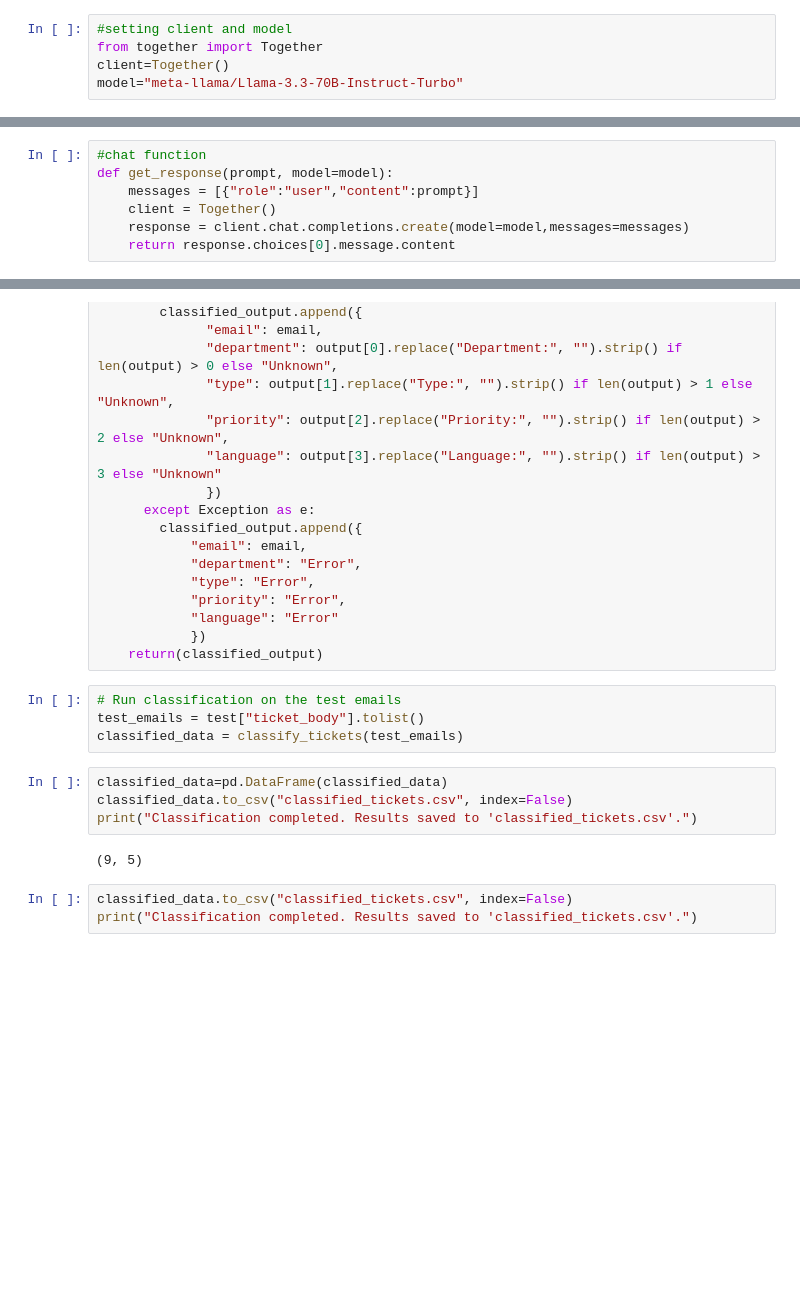
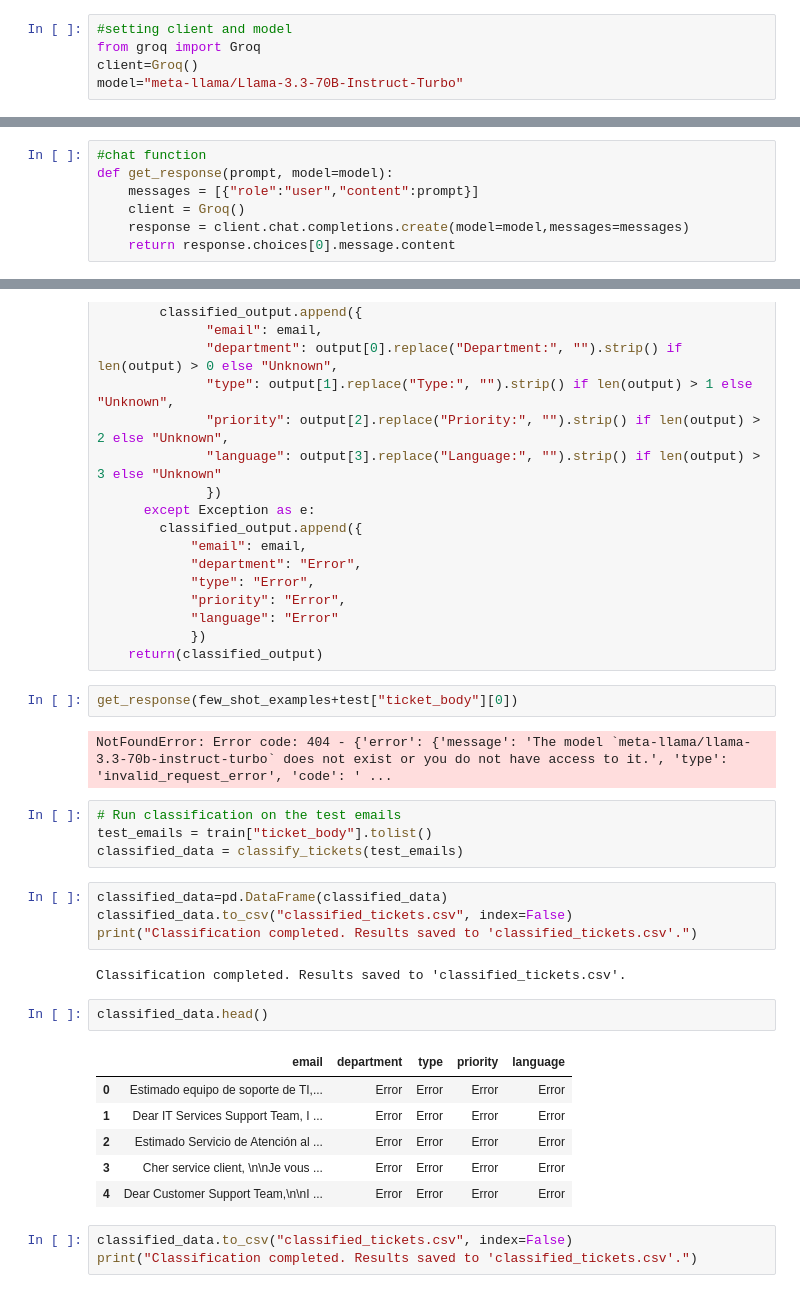
Before and after one commit to manikantavs01/DeepLearning_Hackaton, a Jupyter notebook: genai_support_ticket_classification_fewshot_groq.ipynb, the cells around one changed output, grey strips where cells are left out. Saved outputs shown, nothing was run; the diff lists cells and outputs as text; blank space fills up the shorter version.

```diff
--- a/genai_support_ticket_classification_fewshot_groq.ipynb
+++ b/genai_support_ticket_classification_fewshot_groq.ipynb
@@ -12,8 +19,8 @@ os.environ["GROQ_API_KEY"]="391ae92110a137c8da7c86fe6935c200fd5a620f146c6970c267
 !pip install groq
 # %%
 #setting client and model
-from together import Together
-client=Together()
+from groq import Groq
+client=Groq()
 model="meta-llama/Llama-3.3-70B-Instruct-Turbo"
 # %%
 # Reding test and train data
@@ -23,7 +30,7 @@ train = pd.read_csv('train_genai.csv')
 #chat function
 def get_response(prompt, model=model):
     messages = [{"role":"user","content":prompt}]
-    client = Together()
+    client = Groq()
     response = client.chat.completions.create(model=model,messages=messages)
     return response.choices[0].message.content
 # %%
@@ -69,16 +80,29 @@ def classify_tickets(tickets):
             "language": "Error"
             })
     return(classified_output)
+# %%
+get_response(few_shot_examples+test["ticket_body"][0])
+# %% [output]
+NotFoundError: Error code: 404 - {'error': {'message': 'The model `meta-llama/llama-3.3-70b-instruct-turbo` does not exist or you do not have access to it.', 'type': 'invalid_request_error', 'code': ' ...
 # %%
 # Run classification on the test emails
-test_emails = test["ticket_body"].tolist()
+test_emails = train["ticket_body"].tolist()
 classified_data = classify_tickets(test_emails)
 # %%
 classified_data=pd.DataFrame(classified_data)
 classified_data.to_csv("classified_tickets.csv", index=False)
 print("Classification completed. Results saved to 'classified_tickets.csv'.")
 # %% [output]
-(9, 5)
+Classification completed. Results saved to 'classified_tickets.csv'.
+# %%
+classified_data.head()
+# %% [output]
+|  | email | department | type | priority | language |
+| 0 | Estimado equipo de soporte de TI,... | Error | Error | Error | Error |
+| 1 | Dear IT Services Support Team, I ... | Error | Error | Error | Error |
+| 2 | Estimado Servicio de Atención al ... | Error | Error | Error | Error |
+| 3 | Cher service client, \n\nJe vous ... | Error | Error | Error | Error |
+| 4 | Dear Customer Support Team,\n\nI ... | Error | Error | Error | Error |
 # %%
 classified_data.to_csv("classified_tickets.csv", index=False)
 print("Classification completed. Results saved to 'classified_tickets.csv'.")
```
Also changed, not shown: parts of 4 cells of this notebook.
